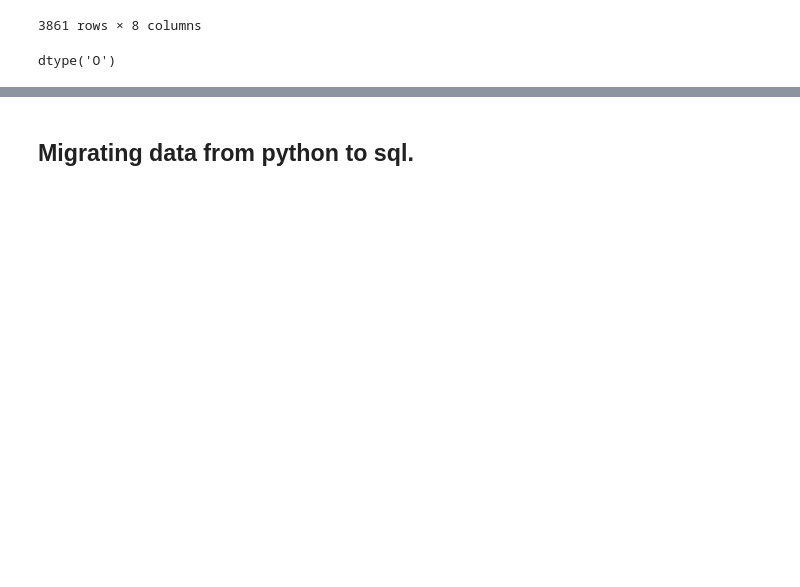
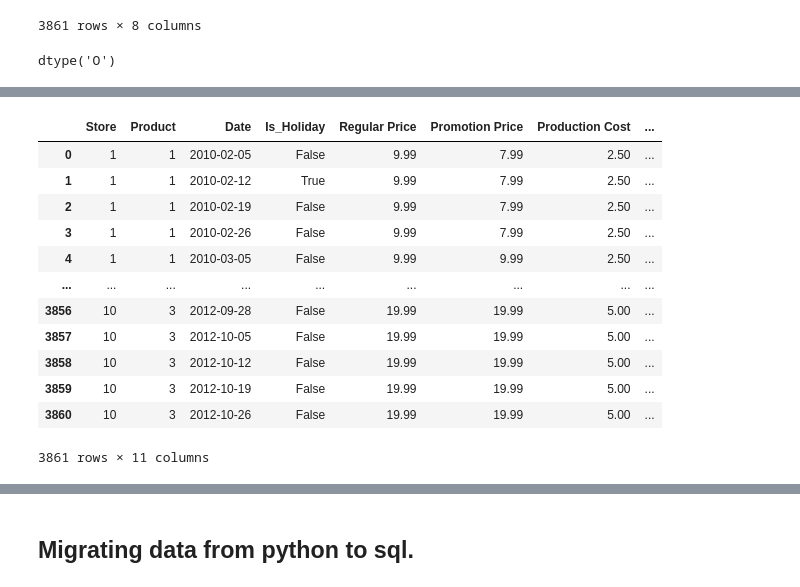
Before and after one commit to jackatopolis/s-martpredictor, a Jupyter notebook: static/data/cleandftosqlite.ipynb, the cells around one changed output, grey strips where cells are left out. Saved outputs shown, nothing was run; the diff lists cells and outputs as text; code cells hidden in the pictures; blank space fills up the shorter version.

```diff
--- a/static/data/cleandftosqlite.ipynb
+++ b/static/data/cleandftosqlite.ipynb
@@ -99,0 +111,17 @@ df
+# %%
+df = df.rename(columns={'Price':'Promotion Price', 'Base Price':'Regular Price'})
+df
+# %% [output]
+|  | Store | Product | Date | Is_Holiday | Regular Price | Promotion Price | Production Cost | ... |
+| 0 | 1 | 1 | 2010-02-05 | False | 9.99 | 7.99 | 2.50 | ... |
+| 1 | 1 | 1 | 2010-02-12 | True | 9.99 | 7.99 | 2.50 | ... |
+| 2 | 1 | 1 | 2010-02-19 | False | 9.99 | 7.99 | 2.50 | ... |
+| 3 | 1 | 1 | 2010-02-26 | False | 9.99 | 7.99 | 2.50 | ... |
+| 4 | 1 | 1 | 2010-03-05 | False | 9.99 | 9.99 | 2.50 | ... |
+| ... | ... | ... | ... | ... | ... | ... | ... | ... |
+| 3856 | 10 | 3 | 2012-09-28 | False | 19.99 | 19.99 | 5.00 | ... |
+| 3857 | 10 | 3 | 2012-10-05 | False | 19.99 | 19.99 | 5.00 | ... |
+| 3858 | 10 | 3 | 2012-10-12 | False | 19.99 | 19.99 | 5.00 | ... |
+| 3859 | 10 | 3 | 2012-10-19 | False | 19.99 | 19.99 | 5.00 | ... |
+| 3860 | 10 | 3 | 2012-10-26 | False | 19.99 | 19.99 | 5.00 | ... |
+3861 rows × 11 columns
```
Also changed, not shown: parts of 8 cells of this notebook, 3 other files.
